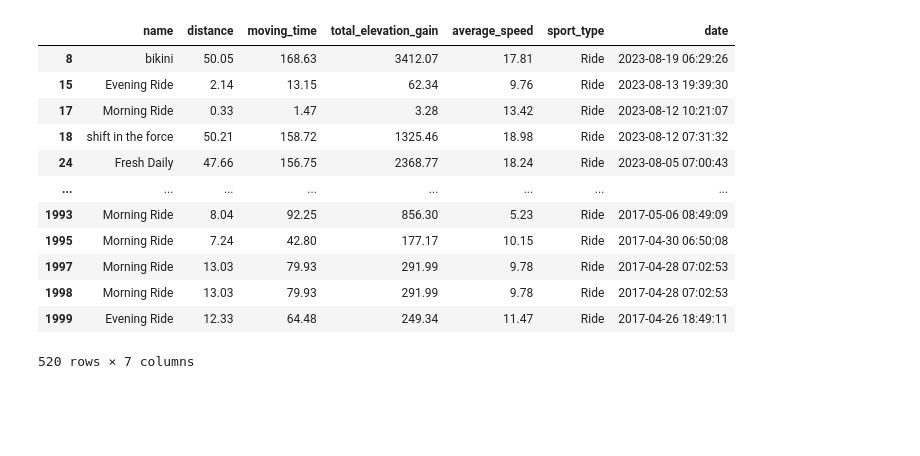
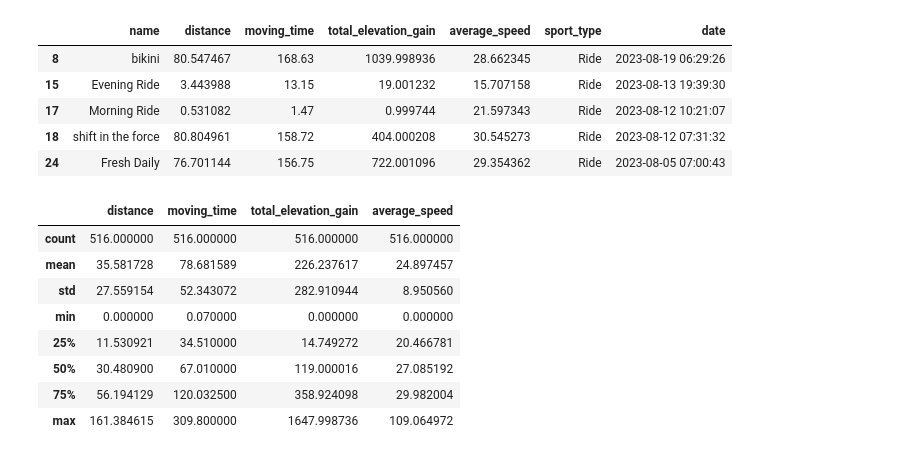
Before and after one commit to jdelacruz2004/cycling-route-recommender, a Jupyter notebook: analysis.ipynb, the cells around one changed output. Saved outputs shown, nothing was run; the diff lists cells and outputs as text; code cells hidden in the pictures; blank space fills up the shorter version.

Commit message:
Análisis Exploratorio de Datos realizado

```diff
--- a/analysis.ipynb
+++ b/analysis.ipynb
@@ -6,30 +7,52 @@ df = pd.read_csv('dataset/strava_data.csv')
 # %%
 # Filtramos por el tipo de deporte que queremos, ride = ciclismo
 df = df[df['sport_type'] == 'Ride']
 
 # Columnas que necesitamos
 df = df[[
     "name",
     "distance",
     "moving_time",
     "total_elevation_gain",
     "average_speed",
     "sport_type",
     "date"
 ]]
 
-df
+# Verificamos datos nulos
+df.isnull().sum()
+
+# Verificamos duplicados y los eliminamos
+df.duplicated().sum()
+df = df.drop_duplicates()
+
+# Convertimos las unidades de medida
+# millas -> km
+df["distance"] = df["distance"] * 1.60934
+
+# millas por hora -> km/h
+df["average_speed"] = df["average_speed"] * 1.60934
+
+# pies -> metros
+df["total_elevation_gain"] = df["total_elevation_gain"] * 0.3048
+
+df.head()
 # %% [output]
 |  | name | distance | moving_time | total_elevation_gain | average_speed | sport_type | date |
-| 8 | bikini | 50.05 | 168.63 | 3412.07 | 17.81 | Ride | 2023-08-19 06:29:26 |
-| 15 | Evening Ride | 2.14 | 13.15 | 62.34 | 9.76 | Ride | 2023-08-13 19:39:30 |
-| 17 | Morning Ride | 0.33 | 1.47 | 3.28 | 13.42 | Ride | 2023-08-12 10:21:07 |
-| 18 | shift in the force | 50.21 | 158.72 | 1325.46 | 18.98 | Ride | 2023-08-12 07:31:32 |
-| 24 | Fresh Daily | 47.66 | 156.75 | 2368.77 | 18.24 | Ride | 2023-08-05 07:00:43 |
-| ... | ... | ... | ... | ... | ... | ... | ... |
-| 1993 | Morning Ride | 8.04 | 92.25 | 856.30 | 5.23 | Ride | 2017-05-06 08:49:09 |
-| 1995 | Morning Ride | 7.24 | 42.80 | 177.17 | 10.15 | Ride | 2017-04-30 06:50:08 |
-| 1997 | Morning Ride | 13.03 | 79.93 | 291.99 | 9.78 | Ride | 2017-04-28 07:02:53 |
-| 1998 | Morning Ride | 13.03 | 79.93 | 291.99 | 9.78 | Ride | 2017-04-28 07:02:53 |
-| 1999 | Evening Ride | 12.33 | 64.48 | 249.34 | 11.47 | Ride | 2017-04-26 18:49:11 |
+| 8 | bikini | 80.547467 | 168.63 | 1039.998936 | 28.662345 | Ride | 2023-08-19 06:29:26 |
+| 15 | Evening Ride | 3.443988 | 13.15 | 19.001232 | 15.707158 | Ride | 2023-08-13 19:39:30 |
+| 17 | Morning Ride | 0.531082 | 1.47 | 0.999744 | 21.597343 | Ride | 2023-08-12 10:21:07 |
+| 18 | shift in the force | 80.804961 | 158.72 | 404.000208 | 30.545273 | Ride | 2023-08-12 07:31:32 |
+| 24 | Fresh Daily | 76.701144 | 156.75 | 722.001096 | 29.354362 | Ride | 2023-08-05 07:00:43 |
-520 rows × 7 columns
+# %%
+df.describe()
+# %% [output]
+|  | distance | moving_time | total_elevation_gain | average_speed |
+| count | 516.000000 | 516.000000 | 516.000000 | 516.000000 |
+| mean | 35.581728 | 78.681589 | 226.237617 | 24.897457 |
+| std | 27.559154 | 52.343072 | 282.910944 | 8.950560 |
+| min | 0.000000 | 0.070000 | 0.000000 | 0.000000 |
+| 25% | 11.530921 | 34.510000 | 14.749272 | 20.466781 |
+| 50% | 30.480900 | 67.010000 | 119.000016 | 27.085192 |
+| 75% | 56.194129 | 120.032500 | 358.924098 | 29.982004 |
+| max | 161.384615 | 309.800000 | 1647.998736 | 109.064972 |
```
Also changed, not shown: parts of 5 cells of this notebook.
